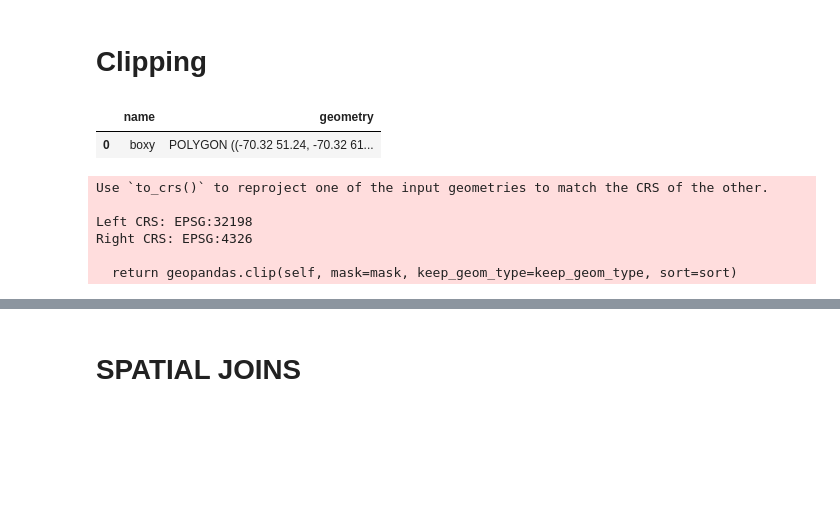
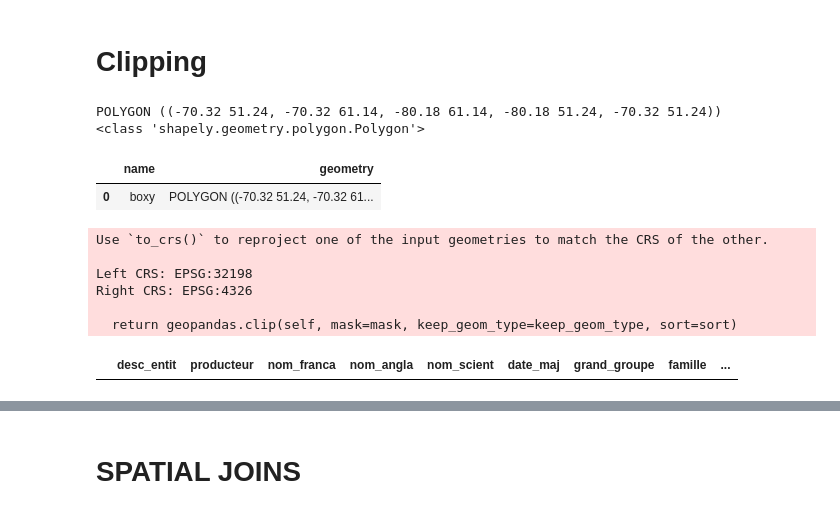
Before and after one commit to aminem0/pywork, a Jupyter notebook: notebooks/jupy08-geopandas.ipynb, the cells around one changed output, grey strips where cells are left out. Cells and saved outputs as stored; diff of their text form; code cells hidden in the pictures; blank space fills up the shorter version.

```diff
--- a/notebooks/jupy08-geopandas.ipynb
+++ b/notebooks/jupy08-geopandas.ipynb
@@ -177,18 +184,25 @@ amph_gdf.groupby("famille")["area_now"].agg(["min", "max", "std", "count"])
 # Define a bounding box centered over northern Quebec
 my_bbox = shapely.geometry.box(minx=-80.18, miny=51.24, maxx=-70.32, maxy=61.14)
 
-# Create a GeoDataFrame
-boxy = gpd.GeoDataFrame(data=[{"name": "boxy"}], geometry=[my_bbox], crs="EPSG:4326")
-boxy
+# Look at it!
+print(my_bbox)
+print(type(my_bbox))
 # %% [output]
-|  | name | geometry |
-| 0 | boxy | POLYGON ((-70.32 51.24, -70.32 61... |
+POLYGON ((-70.32 51.24, -70.32 61.14, -80.18 61.14, -80.18 51.24, -70.32 51.24))
+<class 'shapely.geometry.polygon.Polygon'>
+# %%
+# Create a GeoDataFrame
+boxy = gpd.GeoDataFrame(data=[{"name": "boxy"}], geometry=[my_bbox], crs="EPSG:4326")
+boxy
+# %% [output]
+|  | name | geometry |
+| 0 | boxy | POLYGON ((-70.32 51.24, -70.32 61... |
 # %%
 # Look at the bounding box
 boxy.explore()
 # %%
 # Clip the random polygons with the box
-amph_clipped = amph_gdf.clip(mask=boxy)
+amph_clipped = amph_gdf.clip(mask=boxy, sort=True)
 
 # Note: Equivalent to
 # amph_clipped = gpd.clip(gdf=amph_gdf, mask=boxy, sort=True)
@@ -199,5 +213,10 @@ Left CRS: EPSG:32198
 Right CRS: EPSG:4326
 
   return geopandas.clip(self, mask=mask, keep_geom_type=keep_geom_type, sort=sort)
+# %%
+# Everything went BAD, look at the first few lines
+amph_clipped.head()
+# %% [output]
+|  | desc_entit | producteur | nom_franca | nom_angla | nom_scient | date_maj | grand_groupe | famille | ... |
 # %%
 # AN ON PURPOSE ERROR!
```
Also changed, not shown: parts of 37 cells of this notebook, 13 other files.
